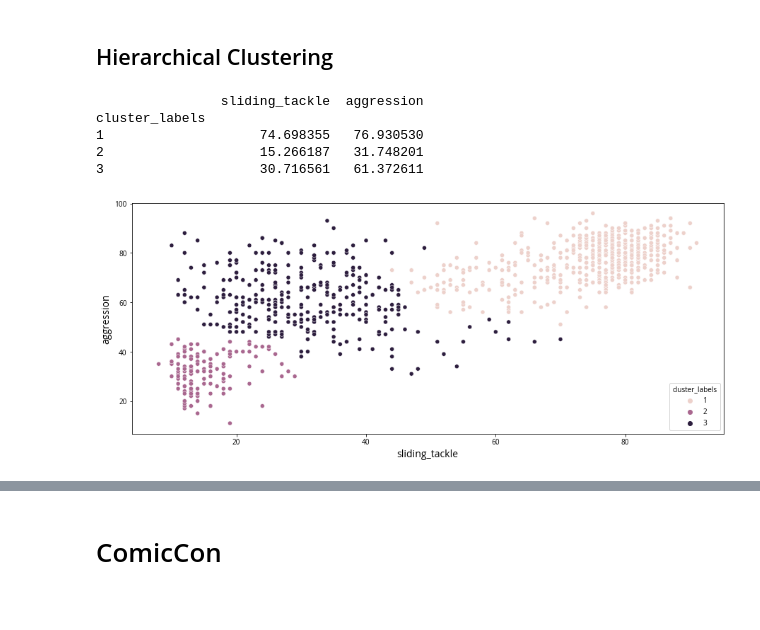
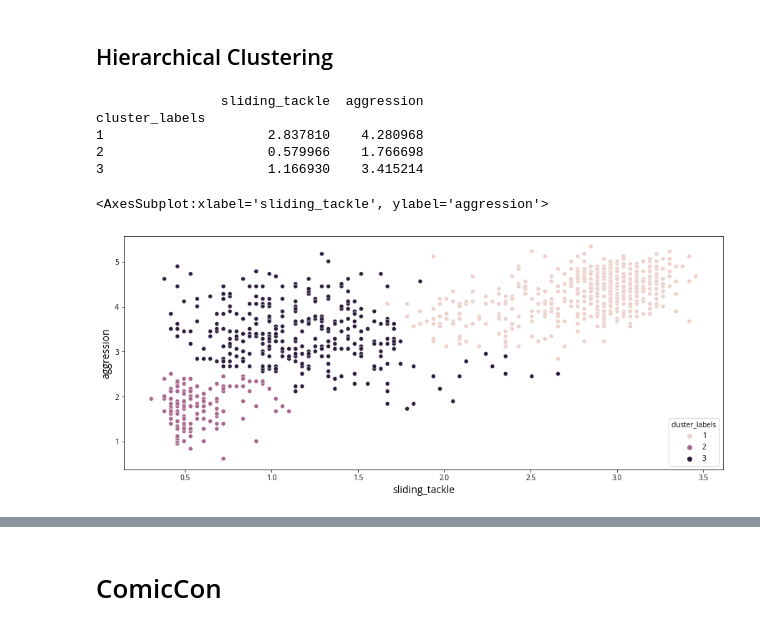
Before and after one commit to watchful-cluckets/springboard_dsci_career_track, a Jupyter notebook: datacamp_projects/clustering/clustering.ipynb, the cells around one changed output, grey strips where cells are left out. Saved outputs shown, nothing was run; the diff lists cells and outputs as text; code cells hidden in the pictures.

```diff
--- a/datacamp_projects/clustering/clustering.ipynb
+++ b/datacamp_projects/clustering/clustering.ipynb
@@ -221,28 +238,28 @@ max       1.000000     1.000000
 # %%
 # Fit the data into a hierarchical clustering algorithm
 distance_matrix = sp.cluster.hierarchy.linkage(
     fifa_whitened[["sliding_tackle", "aggression"]], "ward"
 )
 
 # Assign cluster labels to each row of data
-fifa["cluster_labels"] = sp.cluster.hierarchy.fcluster(
+fifa_whitened["cluster_labels"] = sp.cluster.hierarchy.fcluster(
     distance_matrix, 3, criterion="maxclust"
 )
 
 # Display cluster centers of each cluster
 print(
-    fifa[["sliding_tackle", "aggression", "cluster_labels"]]
+    fifa_whitened[["sliding_tackle", "aggression", "cluster_labels"]]
     .groupby("cluster_labels")
     .mean()
 )
 
 # Create a scatter plot through seaborn
-sns.scatterplot(x="sliding_tackle", y="aggression", hue="cluster_labels", data=fifa)
-plt.show()
+sns.scatterplot(x="sliding_tackle", y="aggression", hue="cluster_labels", data=fifa_whitened)
 # %% [output]
                 sliding_tackle  aggression
 cluster_labels
-1                    74.698355   76.930530
-2                    15.266187   31.748201
-3                    30.716561   61.372611
+1                     2.837810    4.280968
+2                     0.579966    1.766698
+3                     1.166930    3.415214
+<AxesSubplot:xlabel='sliding_tackle', ylabel='aggression'>
-[figure, old version]
+[figure, new version]
```
Also changed, not shown: parts of 49 cells of this notebook, 4 other files.
